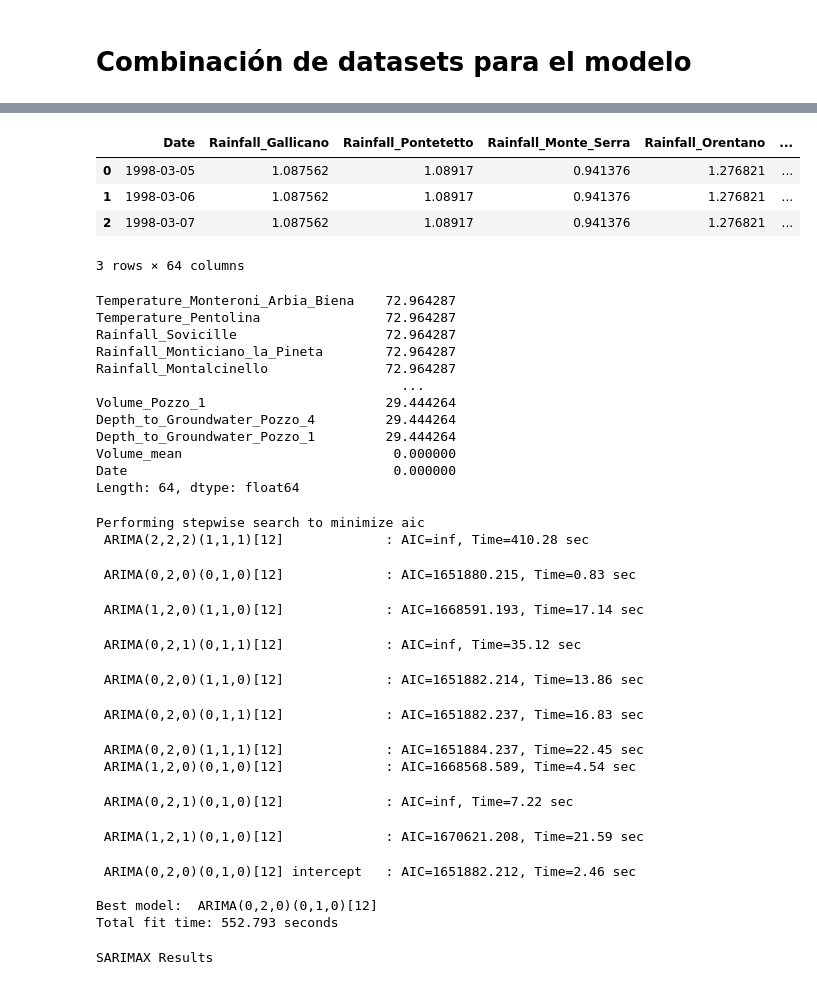
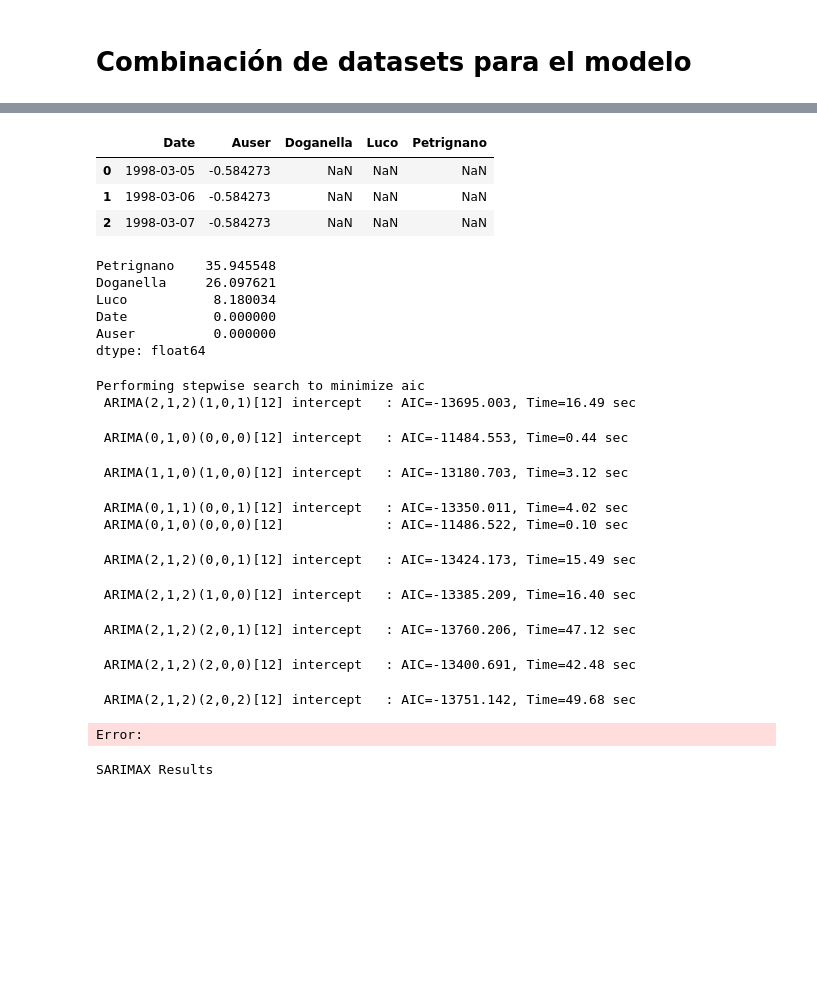
Before and after one commit to JCMiriam/4Geeks_temporal_series, a Jupyter notebook: src/aquifer/model-train.ipynb, the cells around one changed output, grey strips where cells are left out. Saved outputs shown, nothing was run; the diff lists cells and outputs as text; code cells hidden in the pictures; blank space fills up the shorter version.

```diff
--- a/src/aquifer/model-train.ipynb
+++ b/src/aquifer/model-train.ipynb
@@ -37,28 +31,30 @@ aquifer_auser.head()
+# %%
+merged_df = aquifer_auser \
+    .merge(aquifer_doganella, on='Date', how='outer') \
+    .merge(aquifer_luco, on='Date', how='outer') \
+    .merge(aquifer_petrignano, on='Date', how='outer')
+# %%
+merged_df['Date'] = pd.to_datetime(merged_df['Date'])
+# %%
+merged_df = merged_df.sort_values(by='Date')
 # %%
-aquifer_df['Date'] = pd.to_datetime(aquifer_df['Date'], format='%Y-%m-%d')
-aquifer_df = aquifer_df.sort_values(by='Date')
+merged_df['Date'] = pd.to_datetime(merged_df['Date'], format='%Y-%m-%d')
+merged_df = merged_df.sort_values(by='Date')
 # %%
-aquifer_df = utils.normalize_dataframe(aquifer_df)
-aquifer_df.head(3)
+merged_df = utils.normalize_dataframe(merged_df)
+merged_df.head(3)
 # %% [output]
-|  | Date | Rainfall_Gallicano | Rainfall_Pontetetto | Rainfall_Monte_Serra | Rainfall_Orentano | ... |
-| 0 | 1998-03-05 | 1.087562 | 1.08917 | 0.941376 | 1.276821 | ... |
-| 1 | 1998-03-06 | 1.087562 | 1.08917 | 0.941376 | 1.276821 | ... |
-| 2 | 1998-03-07 | 1.087562 | 1.08917 | 0.941376 | 1.276821 | ... |
+|  | Date | Auser | Doganella | Luco | Petrignano |
+| 0 | 1998-03-05 | -0.584273 | NaN | NaN | NaN |
+| 1 | 1998-03-06 | -0.584273 | NaN | NaN | NaN |
+| 2 | 1998-03-07 | -0.584273 | NaN | NaN | NaN |
-3 rows × 64 columns
 # %%
-utils.get_null_percentage_per_column(aquifer_df)
+utils.get_null_percentage_per_column(merged_df)
 # %% [output]
-Temperature_Monteroni_Arbia_Biena    72.964287
-Temperature_Pentolina                72.964287
-Rainfall_Sovicille                   72.964287
-Rainfall_Monticiano_la_Pineta        72.964287
-Rainfall_Montalcinello               72.964287
-                                       ...
-Volume_Pozzo_1                       29.444264
-Depth_to_Groundwater_Pozzo_4         29.444264
-Depth_to_Groundwater_Pozzo_1         29.444264
-Volume_mean                           0.000000
-Date                                  0.000000
-Length: 64, dtype: float64
+Petrignano    35.945548
+Doganella     26.097621
+Luco           8.180034
+Date           0.000000
+Auser          0.000000
+dtype: float64
 # %%
@@ -67,21 +63,18 @@ train, test = aquifer_df[:train_size], aquifer_df[train_size:]
 # %%
-model = auto_arima(aquifer_df['Date'], seasonal = True, trace = True, m = 12)
+model = auto_arima(merged_df['Auser'], seasonal=True, trace=True, m=12)
 # %% [output]
 Performing stepwise search to minimize aic
- ARIMA(2,2,2)(1,1,1)[12]             : AIC=inf, Time=410.28 sec
+ ARIMA(2,1,2)(1,0,1)[12] intercept   : AIC=-13695.003, Time=16.49 sec
- ARIMA(0,2,0)(0,1,0)[12]             : AIC=1651880.215, Time=0.83 sec
+ ARIMA(0,1,0)(0,0,0)[12] intercept   : AIC=-11484.553, Time=0.44 sec
- ARIMA(1,2,0)(1,1,0)[12]             : AIC=1668591.193, Time=17.14 sec
+ ARIMA(1,1,0)(1,0,0)[12] intercept   : AIC=-13180.703, Time=3.12 sec
- ARIMA(0,2,1)(0,1,1)[12]             : AIC=inf, Time=35.12 sec
+ ARIMA(0,1,1)(0,0,1)[12] intercept   : AIC=-13350.011, Time=4.02 sec
+ ARIMA(0,1,0)(0,0,0)[12]             : AIC=-11486.522, Time=0.10 sec
- ARIMA(0,2,0)(1,1,0)[12]             : AIC=1651882.214, Time=13.86 sec
+ ARIMA(2,1,2)(0,0,1)[12] intercept   : AIC=-13424.173, Time=15.49 sec
- ARIMA(0,2,0)(0,1,1)[12]             : AIC=1651882.237, Time=16.83 sec
+ ARIMA(2,1,2)(1,0,0)[12] intercept   : AIC=-13385.209, Time=16.40 sec
- ARIMA(0,2,0)(1,1,1)[12]             : AIC=1651884.237, Time=22.45 sec
- ARIMA(1,2,0)(0,1,0)[12]             : AIC=1668568.589, Time=4.54 sec
+ ARIMA(2,1,2)(2,0,1)[12] intercept   : AIC=-13760.206, Time=47.12 sec
- ARIMA(0,2,1)(0,1,0)[12]             : AIC=inf, Time=7.22 sec
+ ARIMA(2,1,2)(2,0,0)[12] intercept   : AIC=-13400.691, Time=42.48 sec
- ARIMA(1,2,1)(0,1,0)[12]             : AIC=1670621.208, Time=21.59 sec
+ ARIMA(2,1,2)(2,0,2)[12] intercept   : AIC=-13751.142, Time=49.68 sec
- ARIMA(0,2,0)(0,1,0)[12] intercept   : AIC=1651882.212, Time=2.46 sec
-
-Best model:  ARIMA(0,2,0)(0,1,0)[12]
-Total fit time: 552.793 seconds
+Error:
 # %%
 model.summary()
 # %% [output]
```
Also changed, not shown: parts of 5 cells of this notebook, 4 other files.
